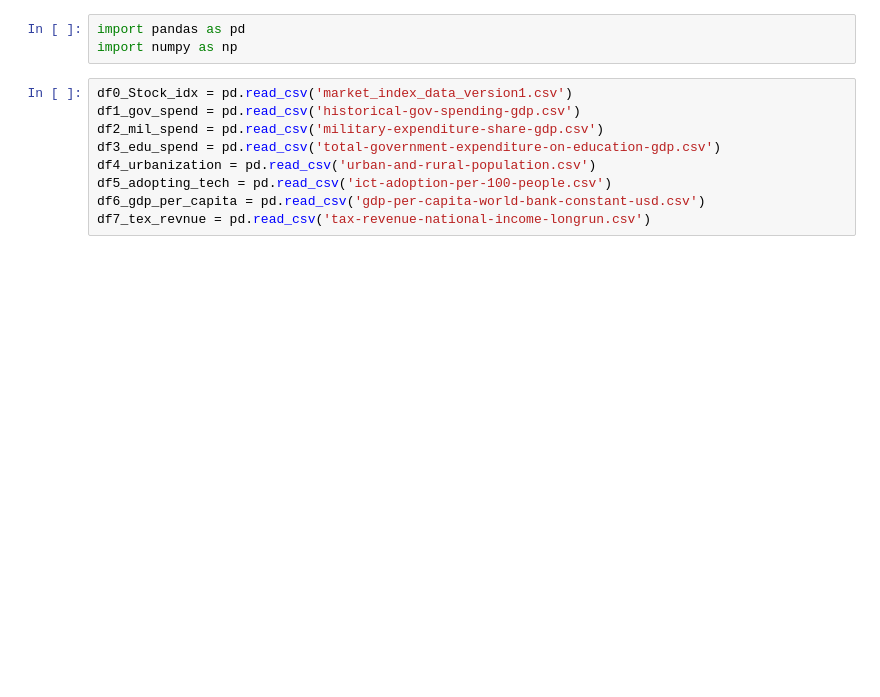
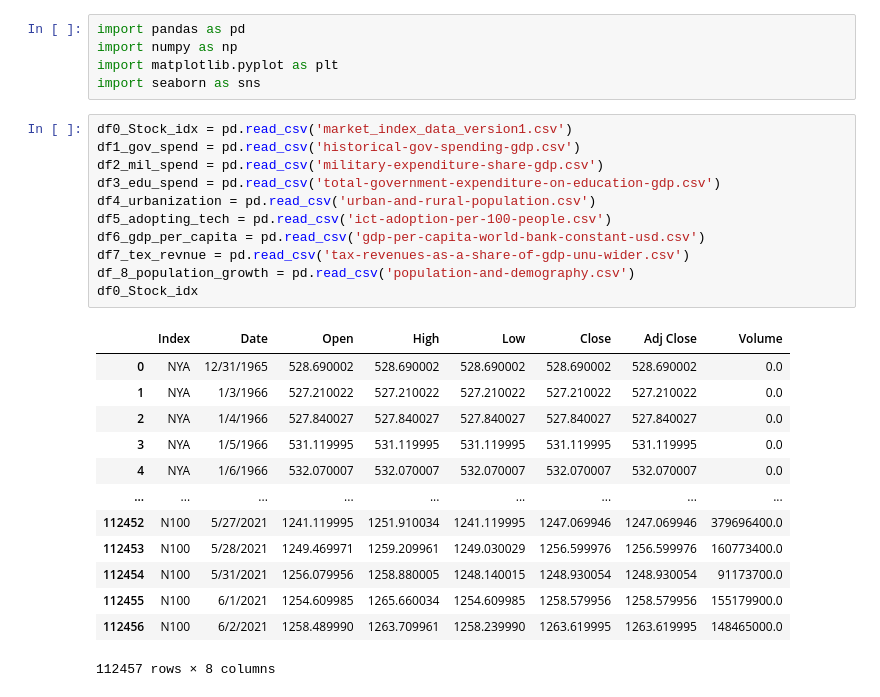
Before and after one commit to Theoceanisfull/Case_Study_Military_Spending_And_Economic_Output_Relationship, a Jupyter notebook: Data_cleaning.ipynb, the cells around one changed output. Drawn from its saved outputs; the diff is of its cells as text; blank space fills up the shorter version.

```diff
--- a/Data_cleaning.ipynb
+++ b/Data_cleaning.ipynb
@@ -1,15 +1,33 @@
 # %%
 import pandas as pd
 import numpy as np
+import matplotlib.pyplot as plt
+import seaborn as sns
 # %%
 df0_Stock_idx = pd.read_csv('market_index_data_version1.csv')
 df1_gov_spend = pd.read_csv('historical-gov-spending-gdp.csv')
 df2_mil_spend = pd.read_csv('military-expenditure-share-gdp.csv')
 df3_edu_spend = pd.read_csv('total-government-expenditure-on-education-gdp.csv')
 df4_urbanization = pd.read_csv('urban-and-rural-population.csv')
 df5_adopting_tech = pd.read_csv('ict-adoption-per-100-people.csv')
 df6_gdp_per_capita = pd.read_csv('gdp-per-capita-world-bank-constant-usd.csv')
-df7_tex_revnue = pd.read_csv('tax-revenue-national-income-longrun.csv')
+df7_tex_revnue = pd.read_csv('tax-revenues-as-a-share-of-gdp-unu-wider.csv')
+df_8_population_growth = pd.read_csv('population-and-demography.csv')
+df0_Stock_idx
+# %% [output]
+|  | Index | Date | Open | High | Low | Close | Adj Close | Volume |
+| 0 | NYA | 12/31/1965 | 528.690002 | 528.690002 | 528.690002 | 528.690002 | 528.690002 | 0.0 |
+| 1 | NYA | 1/3/1966 | 527.210022 | 527.210022 | 527.210022 | 527.210022 | 527.210022 | 0.0 |
+| 2 | NYA | 1/4/1966 | 527.840027 | 527.840027 | 527.840027 | 527.840027 | 527.840027 | 0.0 |
+| 3 | NYA | 1/5/1966 | 531.119995 | 531.119995 | 531.119995 | 531.119995 | 531.119995 | 0.0 |
+| 4 | NYA | 1/6/1966 | 532.070007 | 532.070007 | 532.070007 | 532.070007 | 532.070007 | 0.0 |
+| ... | ... | ... | ... | ... | ... | ... | ... | ... |
+| 112452 | N100 | 5/27/2021 | 1241.119995 | 1251.910034 | 1241.119995 | 1247.069946 | 1247.069946 | 379696400.0 |
+| 112453 | N100 | 5/28/2021 | 1249.469971 | 1259.209961 | 1249.030029 | 1256.599976 | 1256.599976 | 160773400.0 |
+| 112454 | N100 | 5/31/2021 | 1256.079956 | 1258.880005 | 1248.140015 | 1248.930054 | 1248.930054 | 91173700.0 |
+| 112455 | N100 | 6/1/2021 | 1254.609985 | 1265.660034 | 1254.609985 | 1258.579956 | 1258.579956 | 155179900.0 |
+| 112456 | N100 | 6/2/2021 | 1258.489990 | 1263.709961 | 1258.239990 | 1263.619995 | 1263.619995 | 148465000.0 |
+112457 rows × 8 columns
 # %%
 #Clean Data to focus only on the United States...
 desired_country = 'United States'
```
Also changed, not shown: parts of 8 cells of this notebook, 6 other files.
